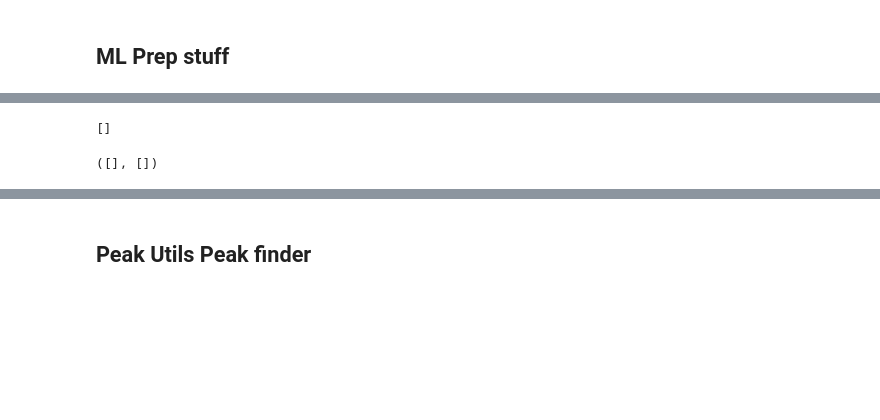
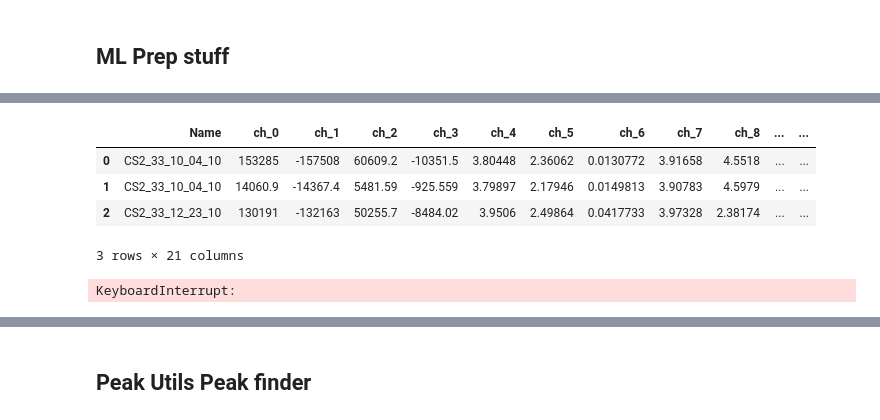
Before and after one commit to nicolet5/DiffCapAnalyzer, a Jupyter notebook: chachies/FittingFunctionDev.ipynb, the cells around one changed output, grey strips where cells are left out. Drawn from its saved outputs; the diff is of its cells as text; code cells hidden in the pictures; blank space fills up the shorter version.

```diff
--- a/chachies/FittingFunctionDev.ipynb
+++ b/chachies/FittingFunctionDev.ipynb
@@ -89,6 +82,6 @@ data/Clean_Separated_Cycles\CS2_33_10_04_10-Cycle1Clean.xlsx
 # %%
 %%time
 import descriptors
-df = descriptors.ML_generate('data/Clean_Separated_Cycles')
+df = descriptors.ML_generate('NLT_Test/Clean_Separated_Cycles')
 df.columns
 # %% [output]
@@ -98,9 +89,16 @@ Wall time: 27.3 s
-# %%
-import descriptors
-descriptors.df_generate('data/Clean_Separate_Cycles', 'd')
-# %% [output]
-[]
-([], [])
+# %%
+df
+# %% [output]
+|  | Name | ch_0 | ch_1 | ch_2 | ch_3 | ch_4 | ch_5 | ch_6 | ch_7 | ch_8 | ... | ... |
+| 0 | CS2_33_10_04_10 | 153285 | -157508 | 60609.2 | -10351.5 | 3.80448 | 2.36062 | 0.0130772 | 3.91658 | 4.5518 | ... | ... |
+| 1 | CS2_33_10_04_10 | 14060.9 | -14367.4 | 5481.59 | -925.559 | 3.79897 | 2.17946 | 0.0149813 | 3.90783 | 4.5979 | ... | ... |
+| 2 | CS2_33_12_23_10 | 130191 | -132163 | 50255.7 | -8484.02 | 3.9506 | 2.49864 | 0.0417733 | 3.97328 | 2.38174 | ... | ... |
+3 rows × 21 columns
+# %%
+import descriptors
+descriptors.imp_all('NLT_test/Clean_Separated_Cycles', 'CS2_33_12_23')
+# %% [output]
+KeyboardInterrupt:
 # %%
 df
 # %% [output]
```
Also changed, not shown: parts of 10 cells of this notebook, 1 other file.
